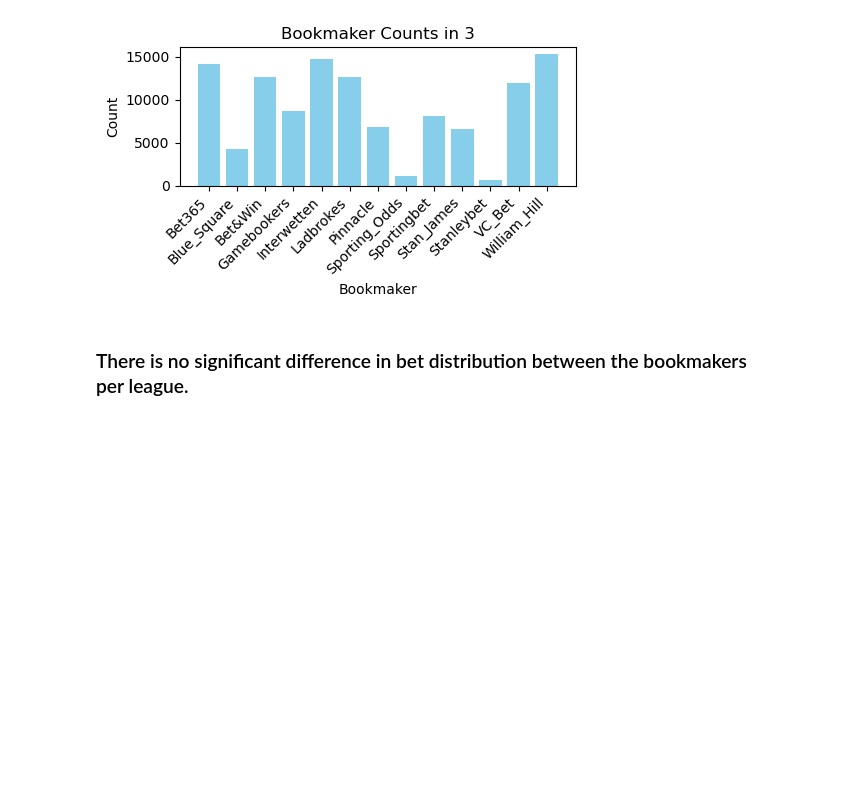
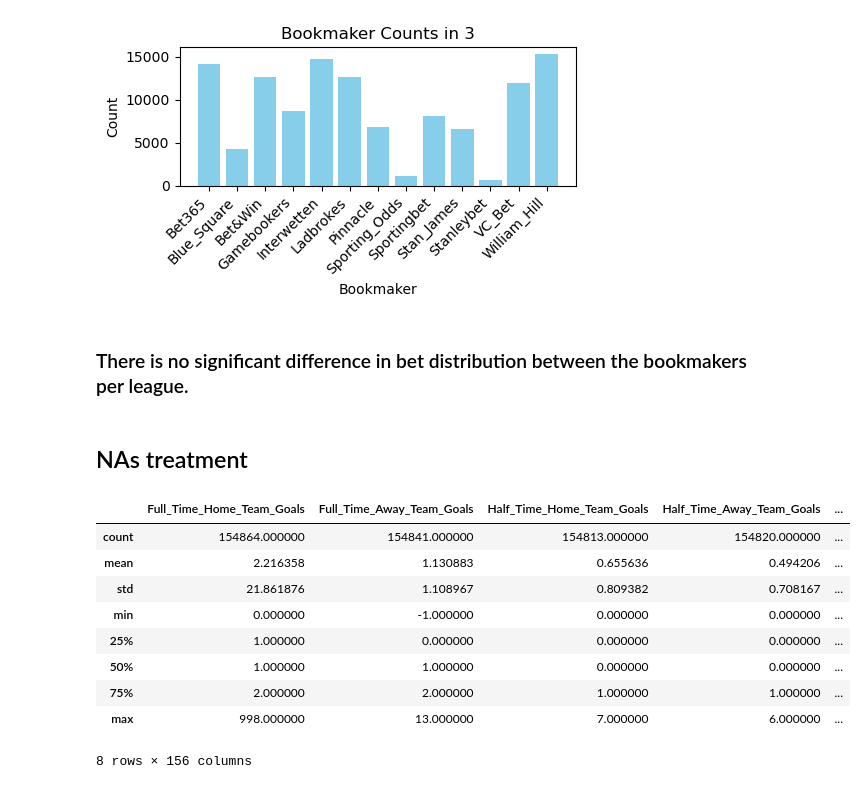
Before and after one commit to MaksimObukhov/football-predictor-ml, a Jupyter notebook: preprocessing.ipynb, the cells around one changed output. Saved outputs shown, nothing was run; the diff lists cells and outputs as text; code cells hidden in the pictures; blank space fills up the shorter version.

Commit message:
NA treatment

```diff
--- a/preprocessing.ipynb
+++ b/preprocessing.ipynb
@@ -414,3 +415,18 @@ for index, row in grouped_df.iterrows():
 [figure]
 # %% [markdown]
 ### There is no significant difference in bet distribution between the bookmakers per league.
+# %% [markdown]
+## NAs treatment
+# %%
+train_df.describe()
+# %% [output]
+|  | Full_Time_Home_Team_Goals | Full_Time_Away_Team_Goals | Half_Time_Home_Team_Goals | Half_Time_Away_Team_Goals | ... |
+| count | 154864.000000 | 154841.000000 | 154813.000000 | 154820.000000 | ... |
+| mean | 2.216358 | 1.130883 | 0.655636 | 0.494206 | ... |
+| std | 21.861876 | 1.108967 | 0.809382 | 0.708167 | ... |
+| min | 0.000000 | -1.000000 | 0.000000 | 0.000000 | ... |
+| 25% | 1.000000 | 0.000000 | 0.000000 | 0.000000 | ... |
+| 50% | 1.000000 | 1.000000 | 0.000000 | 0.000000 | ... |
+| 75% | 2.000000 | 2.000000 | 1.000000 | 1.000000 | ... |
+| max | 998.000000 | 13.000000 | 7.000000 | 6.000000 | ... |
+8 rows × 156 columns
```
Also changed, not shown: parts of 4 cells of this notebook.
